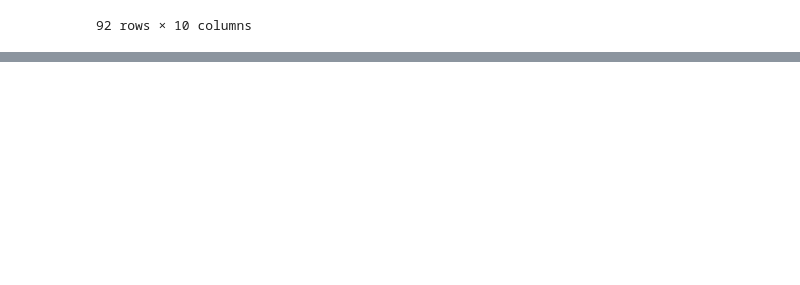
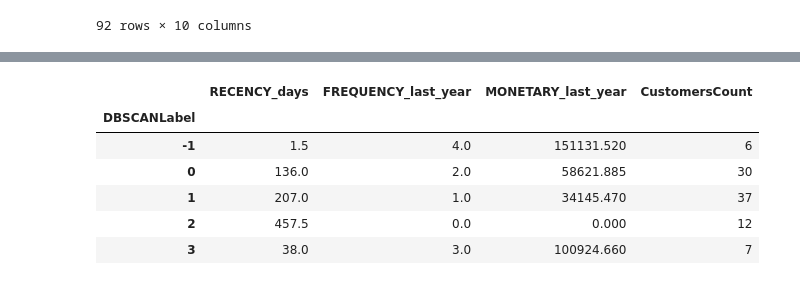
Before and after one commit to cgn00/Customer_Segmentation, a Jupyter notebook: customer_segmentation.ipynb, the cells around one changed output, grey strips where cells are left out. Saved outputs shown, nothing was run; the diff lists cells and outputs as text; code cells hidden in the pictures; blank space fills up the shorter version.

```diff
--- a/customer_segmentation.ipynb
+++ b/customer_segmentation.ipynb
@@ -372,17 +411,30 @@ plt.show()
 # %%
 min_points = rfm_array_scaled.shape[1] + 1
-dbscan_clustering = DBSCAN(min_samples=min_points, eps=0.52).fit(rfm_array_scaled)
+dbscan_clustering = DBSCAN(min_samples=min_points, eps=0.5).fit(rfm_array_scaled)
 customer_df = customer_df.assign(DBSCANLabel=dbscan_clustering.labels_)
 rfm_df_scaled = rfm_df_scaled.assign(DBSCANLabel=dbscan_clustering.labels_)
+rfm_df = rfm_df.assign(DBSCANLabel=dbscan_clustering.labels_)
 
 fig = px.scatter_3d(
-    data_frame=rfm_df_scaled,
+    data_frame=rfm_df,
     x= "RECENCY_days",
     y = "FREQUENCY_last_year",
     z= "MONETARY_last_year",
     title = "Relationship between RECENCY VS FREQUENCY VS MONETARY based on customer cluster",
     color = "DBSCANLabel",
     height=500
 )
 fig.update_traces(marker_size = 4)
 fig.show()
+
+customer_clusters_summarize = customer_df.groupby("DBSCANLabel")[["RECENCY_days", "FREQUENCY_last_year", "MONETARY_last_year"]].median()
+customer_clusters_summarize.assign(CustomersCount=np.unique(dbscan_clustering.labels_, return_counts=True)[1])
+# np.unique(dbscan_clustering.labels_, return_counts=True)[1]
+# %% [output]
+|  | RECENCY_days | FREQUENCY_last_year | MONETARY_last_year | CustomersCount |
+| DBSCANLabel |  |  |  |  |
+| -1 | 1.5 | 4.0 | 151131.520 | 6 |
+| 0 | 136.0 | 2.0 | 58621.885 | 30 |
+| 1 | 207.0 | 1.0 | 34145.470 | 37 |
+| 2 | 457.5 | 0.0 | 0.000 | 12 |
+| 3 | 38.0 | 3.0 | 100924.660 | 7 |
```
Also changed, not shown: parts of 22 cells of this notebook.
